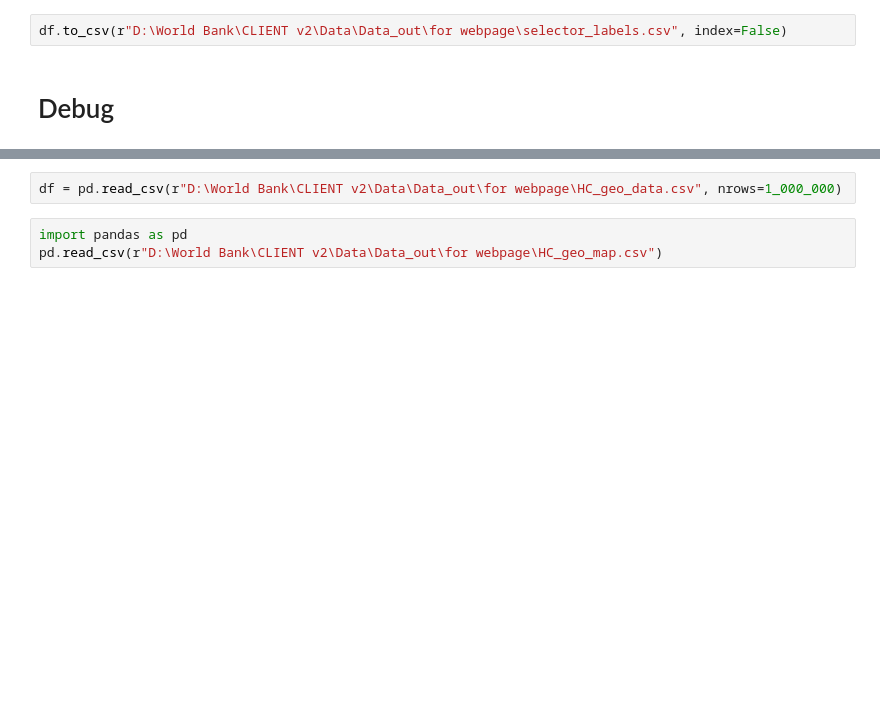
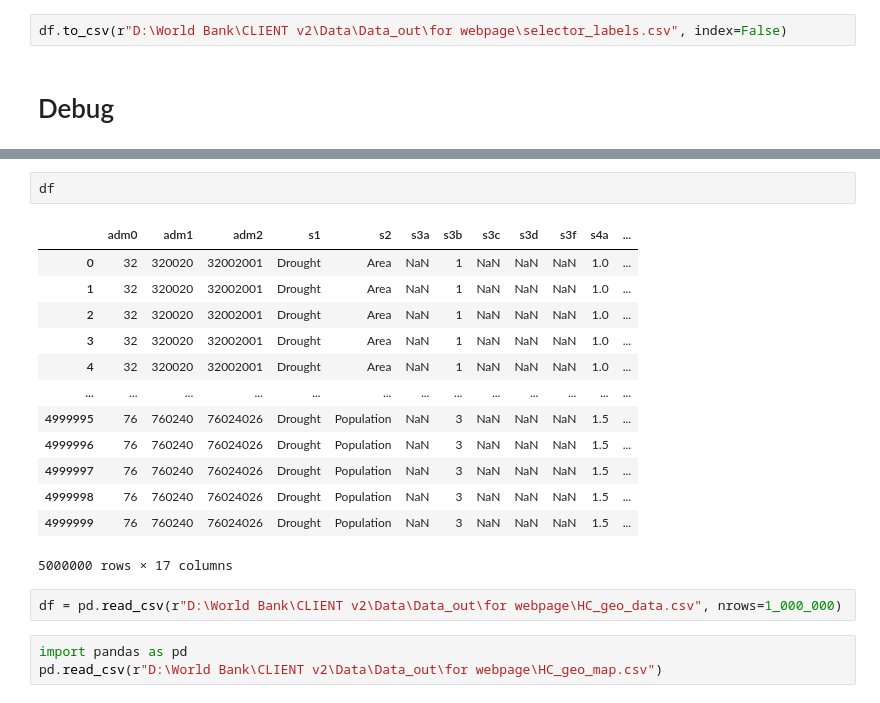
Before and after one commit to Queeno11/CLIENT-v2, a Jupyter notebook: 06_bases_webpage.ipynb, the cells around one changed output, grey strips where cells are left out. Saved outputs shown, nothing was run; the diff lists cells and outputs as text; blank space fills up the shorter version.

```diff
--- a/06_bases_webpage.ipynb
+++ b/06_bases_webpage.ipynb
@@ -307,3 +346,19 @@ df.to_csv(r"D:\World Bank\CLIENT v2\Data\Data_out\for webpage\selector_labels.cs
+# %%
+df
+# %% [output]
+|  | adm0 | adm1 | adm2 | s1 | s2 | s3a | s3b | s3c | s3d | s3f | s4a | ... |
+| 0 | 32 | 320020 | 32002001 | Drought | Area | NaN | 1 | NaN | NaN | NaN | 1.0 | ... |
+| 1 | 32 | 320020 | 32002001 | Drought | Area | NaN | 1 | NaN | NaN | NaN | 1.0 | ... |
+| 2 | 32 | 320020 | 32002001 | Drought | Area | NaN | 1 | NaN | NaN | NaN | 1.0 | ... |
+| 3 | 32 | 320020 | 32002001 | Drought | Area | NaN | 1 | NaN | NaN | NaN | 1.0 | ... |
+| 4 | 32 | 320020 | 32002001 | Drought | Area | NaN | 1 | NaN | NaN | NaN | 1.0 | ... |
+| ... | ... | ... | ... | ... | ... | ... | ... | ... | ... | ... | ... | ... |
+| 4999995 | 76 | 760240 | 76024026 | Drought | Population | NaN | 3 | NaN | NaN | NaN | 1.5 | ... |
+| 4999996 | 76 | 760240 | 76024026 | Drought | Population | NaN | 3 | NaN | NaN | NaN | 1.5 | ... |
+| 4999997 | 76 | 760240 | 76024026 | Drought | Population | NaN | 3 | NaN | NaN | NaN | 1.5 | ... |
+| 4999998 | 76 | 760240 | 76024026 | Drought | Population | NaN | 3 | NaN | NaN | NaN | 1.5 | ... |
+| 4999999 | 76 | 760240 | 76024026 | Drought | Population | NaN | 3 | NaN | NaN | NaN | 1.5 | ... |
+5000000 rows × 17 columns
 # %%
 df = pd.read_csv(r"D:\World Bank\CLIENT v2\Data\Data_out\for webpage\HC_geo_data.csv", nrows=1_000_000)
 # %%
```
Also changed, not shown: parts of 6 cells of this notebook.
